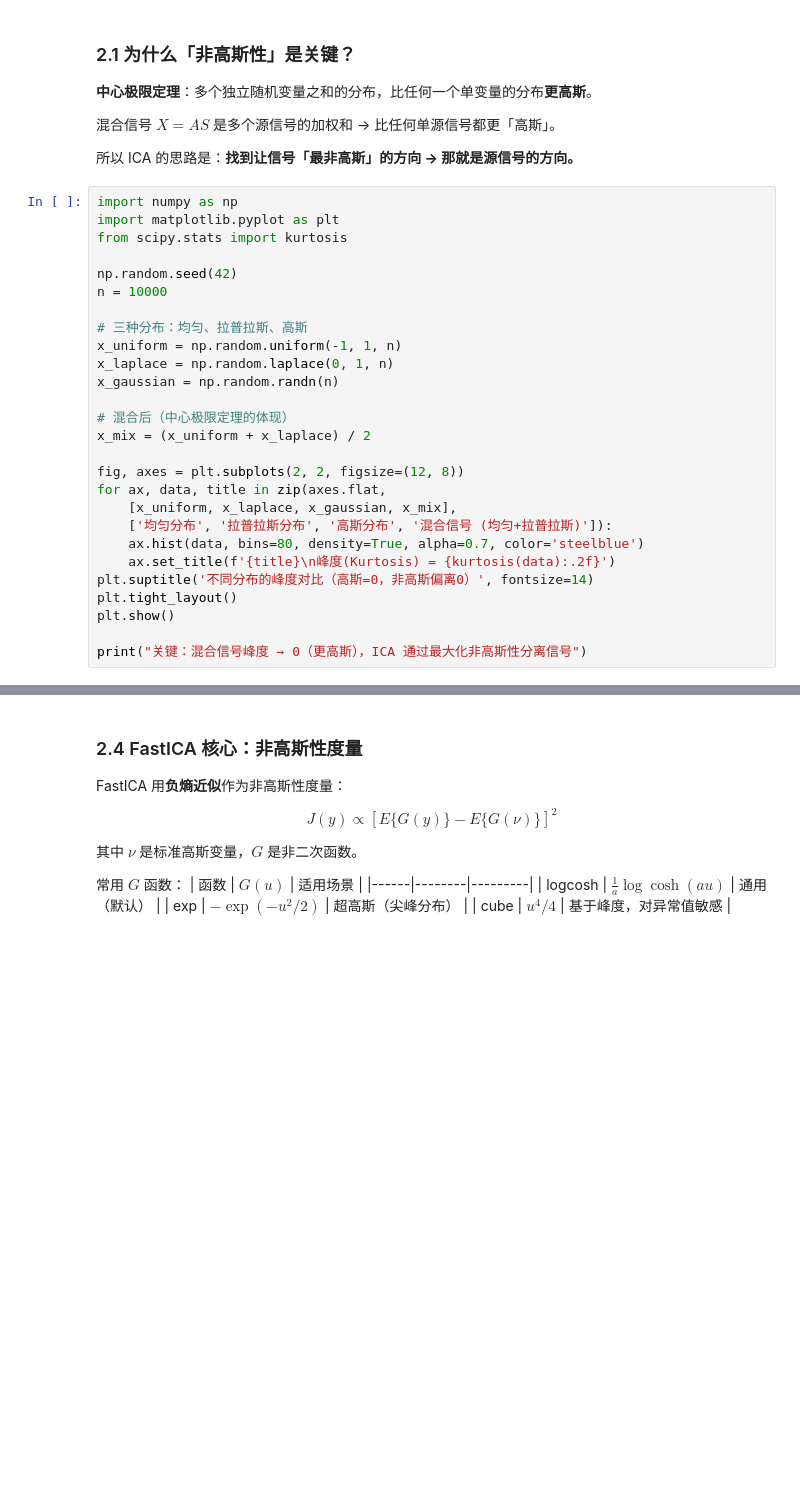
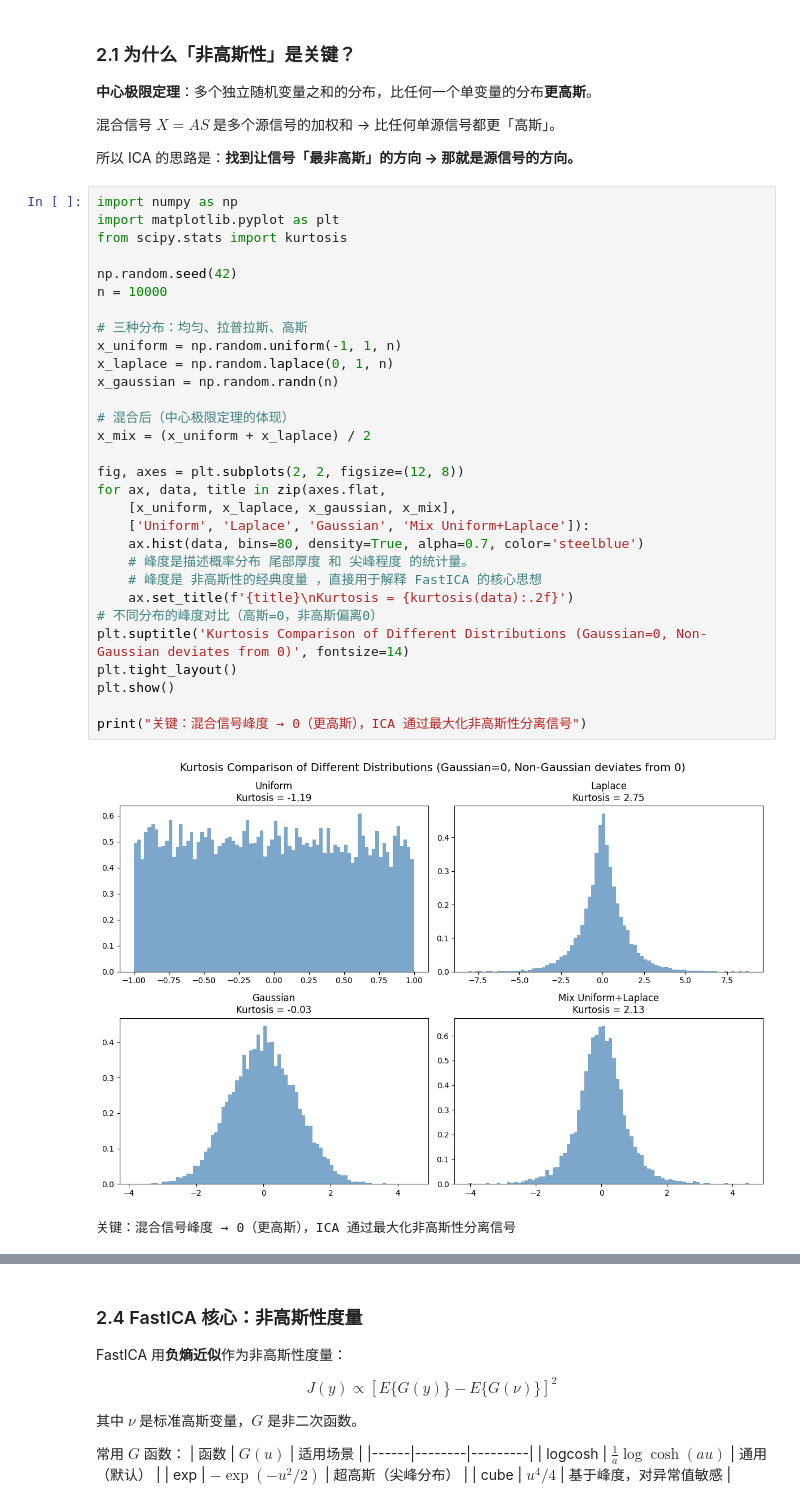
Before and after one commit to usstziyi/eeg_ica_learning, a Jupyter notebook: notebooks/unit2_fastica_theory.ipynb, the cells around one changed output, grey strips where cells are left out. Drawn from its saved outputs; the diff is of its cells as text; blank space fills up the shorter version.

```diff
--- a/notebooks/unit2_fastica_theory.ipynb
+++ b/notebooks/unit2_fastica_theory.ipynb
@@ -16,27 +16,33 @@
 # %%
 import numpy as np
 import matplotlib.pyplot as plt
 from scipy.stats import kurtosis
 
 np.random.seed(42)
 n = 10000
 
 # 三种分布：均匀、拉普拉斯、高斯
 x_uniform = np.random.uniform(-1, 1, n)
 x_laplace = np.random.laplace(0, 1, n)
 x_gaussian = np.random.randn(n)
 
 # 混合后（中心极限定理的体现）
 x_mix = (x_uniform + x_laplace) / 2
 
 fig, axes = plt.subplots(2, 2, figsize=(12, 8))
 for ax, data, title in zip(axes.flat,
     [x_uniform, x_laplace, x_gaussian, x_mix],
-    ['均匀分布', '拉普拉斯分布', '高斯分布', '混合信号 (均匀+拉普拉斯)']):
+    ['Uniform', 'Laplace', 'Gaussian', 'Mix Uniform+Laplace']):
     ax.hist(data, bins=80, density=True, alpha=0.7, color='steelblue')
-    ax.set_title(f'{title}\n峰度(Kurtosis) = {kurtosis(data):.2f}')
-plt.suptitle('不同分布的峰度对比（高斯=0，非高斯偏离0）', fontsize=14)
+    # 峰度是描述概率分布 尾部厚度 和 尖峰程度 的统计量。
+    # 峰度是 非高斯性的经典度量 ，直接用于解释 FastICA 的核心思想
+    ax.set_title(f'{title}\nKurtosis = {kurtosis(data):.2f}')
+# 不同分布的峰度对比（高斯=0，非高斯偏离0）
+plt.suptitle('Kurtosis Comparison of Different Distributions (Gaussian=0, Non-Gaussian deviates from 0)', fontsize=14)
 plt.tight_layout()
 plt.show()
 
 print("关键：混合信号峰度 → 0（更高斯），ICA 通过最大化非高斯性分离信号")
+# %% [output]
+[figure, added]
+关键：混合信号峰度 → 0（更高斯），ICA 通过最大化非高斯性分离信号
```
Also changed, not shown: parts of 9 cells of this notebook, 11 other files.
